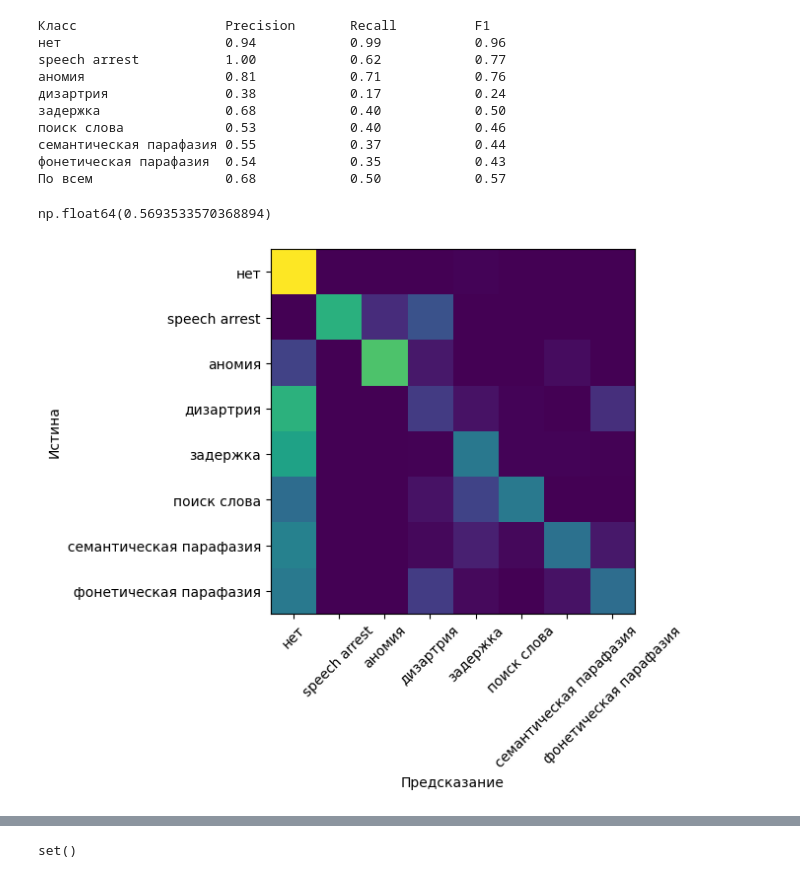
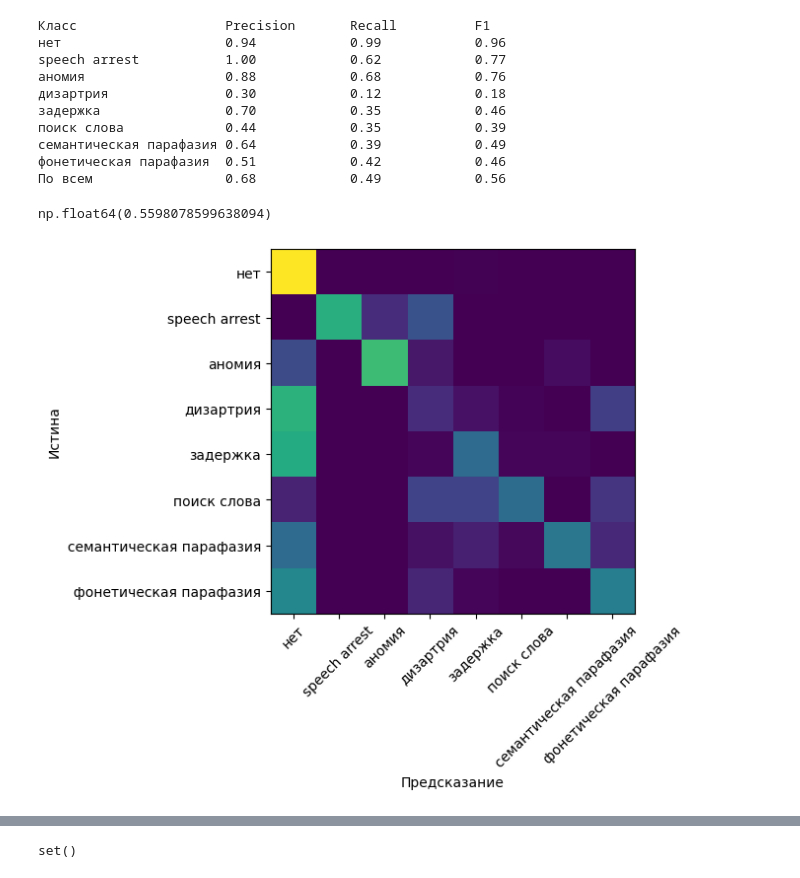
Before and after one commit to vmgorelikov/Automated-Classification-of-Language-Eloquent-Areas-in-Neurotypical-Individuals, a Jupyter notebook: notebooks/final_evaluations.ipynb, the cells around one changed output, grey strips where cells are left out. Saved outputs shown, nothing was run; the diff lists cells and outputs as text; code cells hidden in the pictures.

```diff
--- a/notebooks/final_evaluations.ipynb
+++ b/notebooks/final_evaluations.ipynb
@@ -108,21 +108,21 @@ def evaluate(model: BaseEstimator,
 
     return f1[np.logical_not(np.isnan(precision))].mean()
 # %%
-evaluate(DecisionTreeClassifier(max_depth=11,
+evaluate(DecisionTreeClassifier(max_depth=12,
                                 random_state=SEED))
 # %% [output]
 Класс                   Precision       Recall          F1
 нет                     0.94            0.99            0.96
 speech arrest           1.00            0.62            0.77
-аномия                  0.81            0.71            0.76
-дизартрия               0.38            0.17            0.24
-задержка                0.68            0.40            0.50
-поиск слова             0.53            0.40            0.46
-семантическая парафазия 0.55            0.37            0.44
-фонетическая парафазия  0.54            0.35            0.43
-По всем                 0.68            0.50            0.57
+аномия                  0.88            0.68            0.76
+дизартрия               0.30            0.12            0.18
+задержка                0.70            0.35            0.46
+поиск слова             0.44            0.35            0.39
+семантическая парафазия 0.64            0.39            0.49
+фонетическая парафазия  0.51            0.42            0.46
+По всем                 0.68            0.49            0.56
-np.float64(0.5693533570368894)
+np.float64(0.5598078599638094)
-[figure, old version]
+[figure, new version]
 # %%
 evaluate(RandomForestClassifier(random_state=SEED))
 # %% [output]
```
Also changed, not shown: parts of 4 cells of this notebook.
